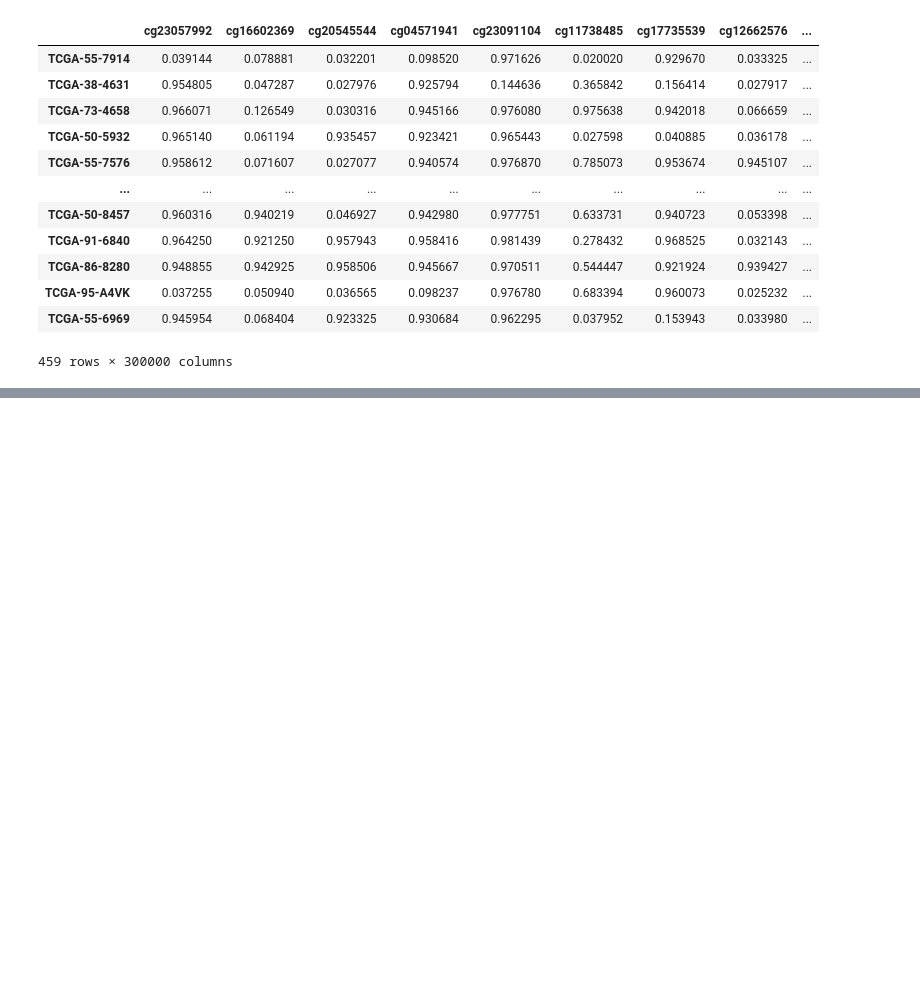
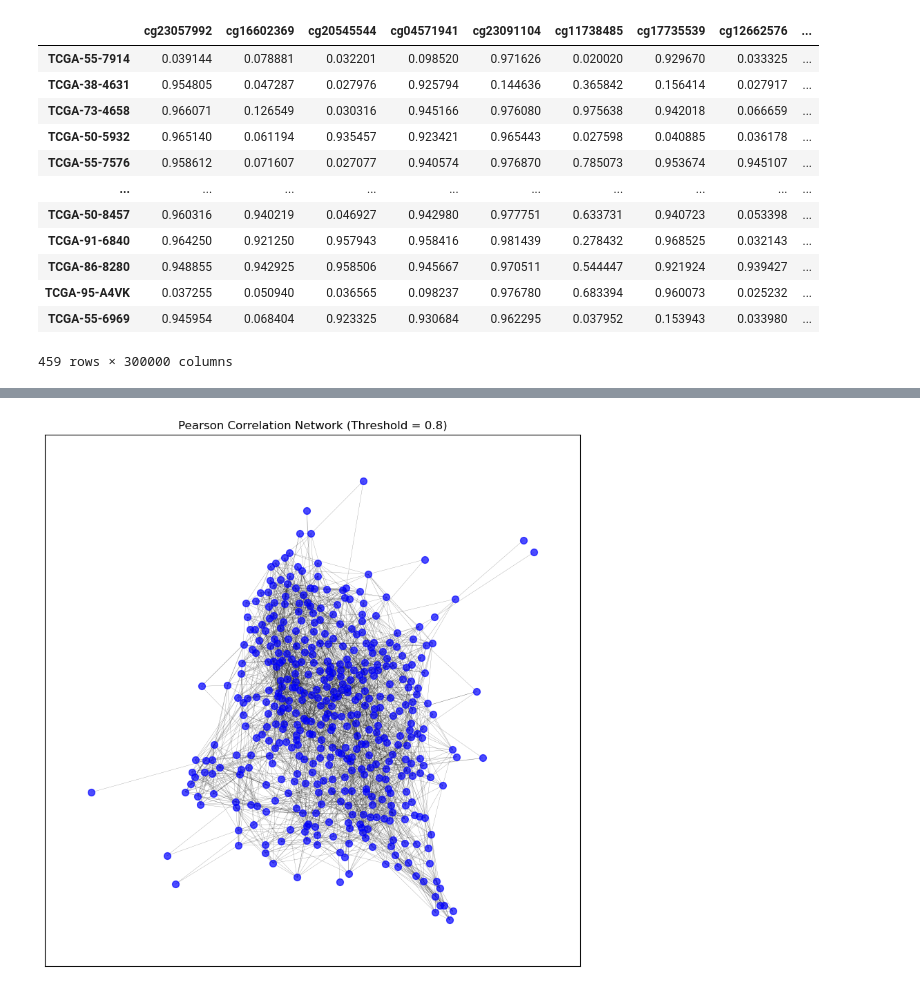
Before and after one commit to Barry8197/ISMB_Test, a Jupyter notebook: Section1/Part2.ipynb, the cells around one changed output, grey strips where cells are left out. Drawn from its saved outputs; the diff is of its cells as text; code cells hidden in the pictures; blank space fills up the shorter version.

```diff
--- a/Section1/Part2.ipynb
+++ b/Section1/Part2.ipynb
@@ -716,2 +356,5 @@ p_meth_pearson_graph_pruned_knn = knn_sparsification(p_meth_pearson_graph_pruned
 # %%
-visualize_graph(p_meth_pearson_graph_pruned_knn, title='Pearson Correlation Network (Threshold = 0.8)')
+# visualise the graph using the visualise_graph function
+visualise_graph(p_meth_pearson_graph_pruned_knn, title='Pearson Correlation Network (Threshold = 0.8)')
+# %% [output]
+[figure, added]
```
Also changed, not shown: parts of 20 cells of this notebook.
